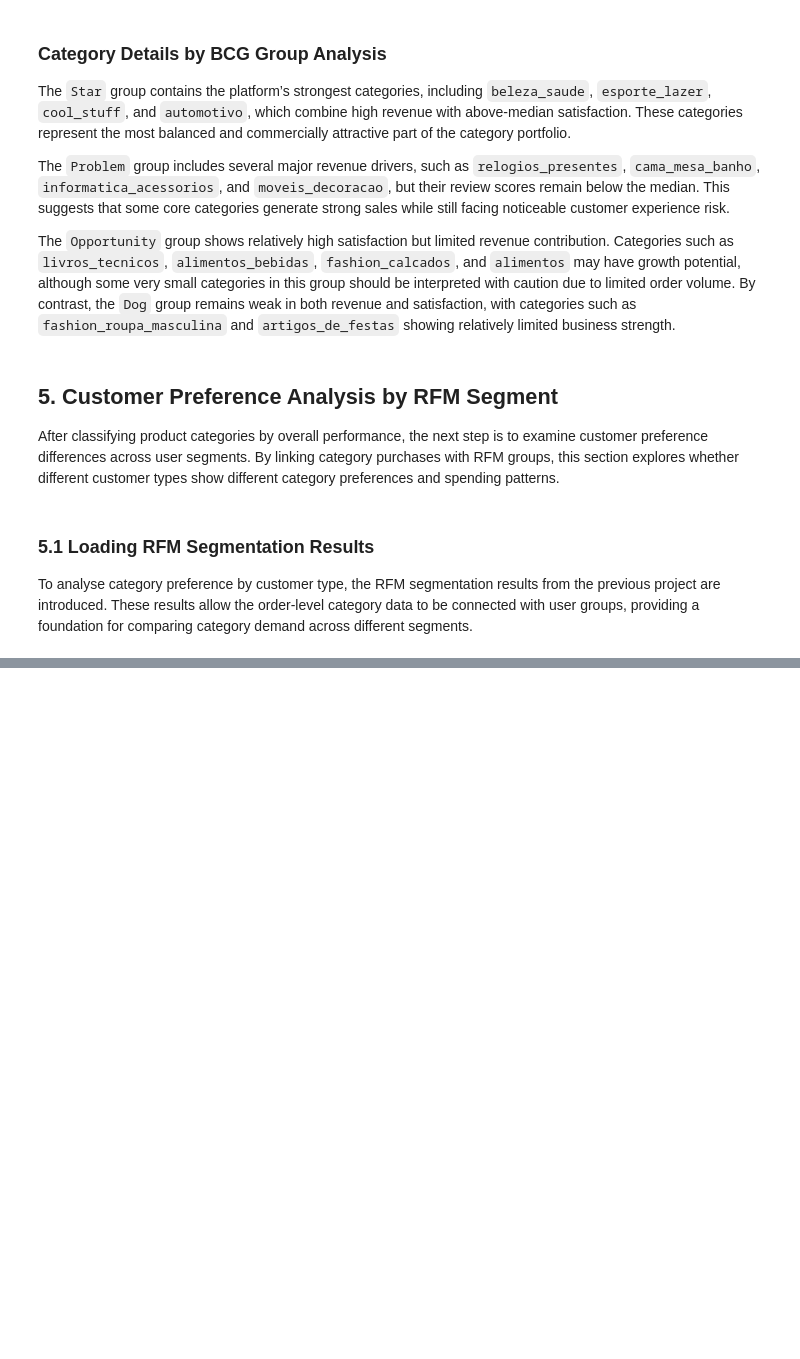
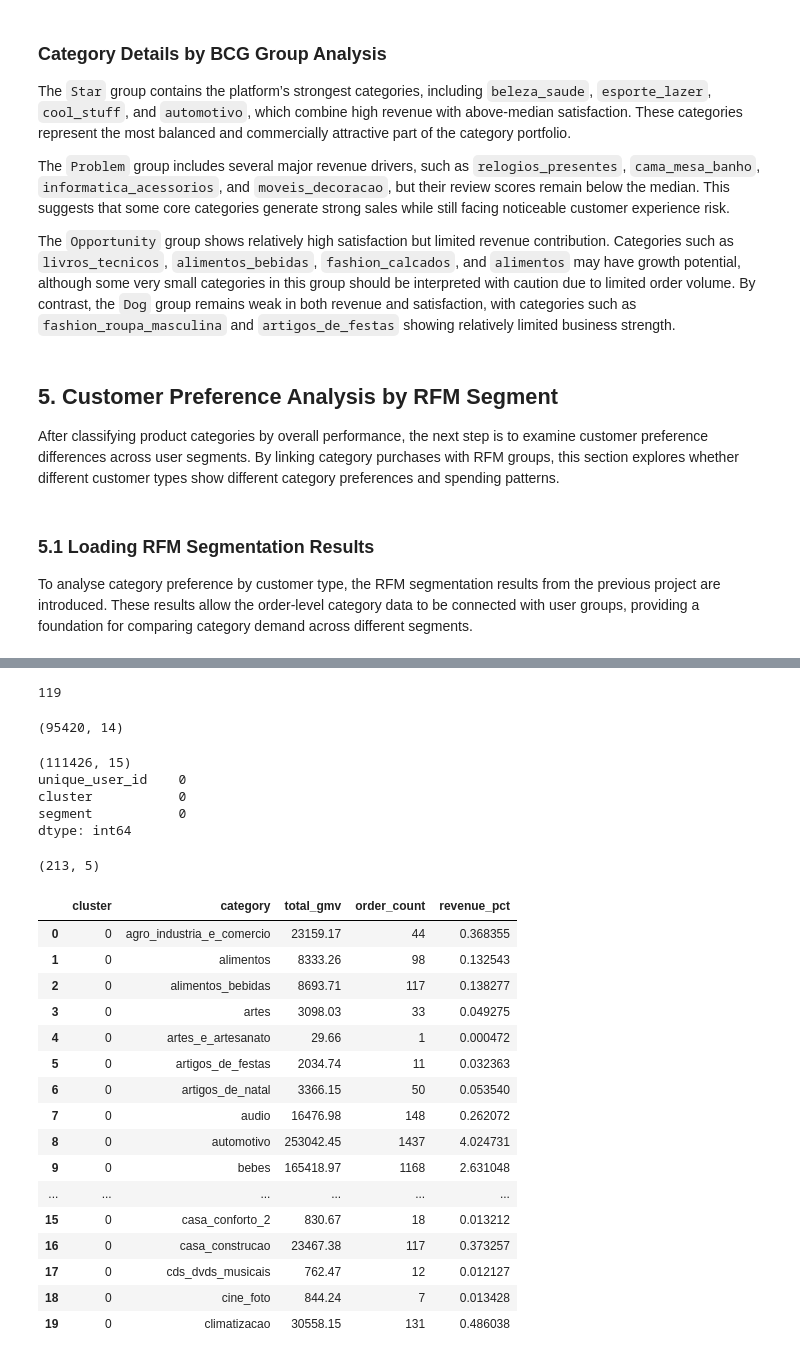
Before and after one commit to WangXin154/E-commerce_decision-making-_intelligence, a Jupyter notebook: Statistical_analysis_report/03_Product_Category_Analysis.ipynb, the cells around one changed output, grey strips where cells are left out. Saved outputs shown, nothing was run; the diff lists cells and outputs as text; code cells hidden in the pictures; blank space fills up the shorter version.

```diff
--- a/Statistical_analysis_report/03_Product_Category_Analysis.ipynb
+++ b/Statistical_analysis_report/03_Product_Category_Analysis.ipynb
@@ -1076,0 +1208,72 @@ FileNotFoundError: [Errno 2] No such file or directory: 'output/user_segments_rf
+# %%
+# check duplicate unique_user_id in df_rfm
+print(df_rfm["unique_user_id"].duplicated().sum())
+# %% [output]
+119
+# %%
+# deduplicate RFM table before final merge
+df_rfm_dedup = df_rfm.drop_duplicates(subset=["unique_user_id"]).copy()
+
+print(df_rfm_dedup.shape)
+# %% [output]
+(95420, 14)
+# %%
+# rebuild merged dataset using deduplicated RFM table
+df_orders_rfm = df_orders.merge(
+    df_user_map,
+    on="user_id",
+    how="left"
+)
+
+df_orders_rfm = df_orders_rfm.merge(
+    df_rfm_dedup[["unique_user_id", "cluster", "segment"]],
+    on="unique_user_id",
+    how="left"
+)
+
+print(df_orders_rfm.shape)
+print(df_orders_rfm[["unique_user_id", "cluster", "segment"]].isnull().sum())
+# %% [output]
+(111426, 15)
+unique_user_id    0
+cluster           0
+segment           0
+dtype: int64
+# %%
+# aggregate category preference by cluster
+category_by_cluster = (
+    df_orders_rfm.groupby(["cluster", "category"])
+    .agg(
+        total_gmv=("gmv", "sum"),
+        order_count=("order_id", "count")
+    )
+    .reset_index()
+)
+
+# calculate within-cluster revenue share
+category_by_cluster["revenue_pct"] = (
+    category_by_cluster.groupby("cluster")["total_gmv"]
+    .transform(lambda x: x / x.sum() * 100)
+)
+
+print(category_by_cluster.shape)
+display(category_by_cluster.head(20))
+# %% [output]
+(213, 5)
+|  | cluster | category | total_gmv | order_count | revenue_pct |
+| 0 | 0 | agro_industria_e_comercio | 23159.17 | 44 | 0.368355 |
+| 1 | 0 | alimentos | 8333.26 | 98 | 0.132543 |
+| 2 | 0 | alimentos_bebidas | 8693.71 | 117 | 0.138277 |
+| 3 | 0 | artes | 3098.03 | 33 | 0.049275 |
+| 4 | 0 | artes_e_artesanato | 29.66 | 1 | 0.000472 |
+| 5 | 0 | artigos_de_festas | 2034.74 | 11 | 0.032363 |
+| 6 | 0 | artigos_de_natal | 3366.15 | 50 | 0.053540 |
+| 7 | 0 | audio | 16476.98 | 148 | 0.262072 |
+| 8 | 0 | automotivo | 253042.45 | 1437 | 4.024731 |
+| 9 | 0 | bebes | 165418.97 | 1168 | 2.631048 |
+| ... | ... | ... | ... | ... | ... |
+| 15 | 0 | casa_conforto_2 | 830.67 | 18 | 0.013212 |
+| 16 | 0 | casa_construcao | 23467.38 | 117 | 0.373257 |
+| 17 | 0 | cds_dvds_musicais | 762.47 | 12 | 0.012127 |
+| 18 | 0 | cine_foto | 844.24 | 7 | 0.013428 |
+| 19 | 0 | climatizacao | 30558.15 | 131 | 0.486038 |
```
Also changed, not shown: parts of 26 cells of this notebook.
